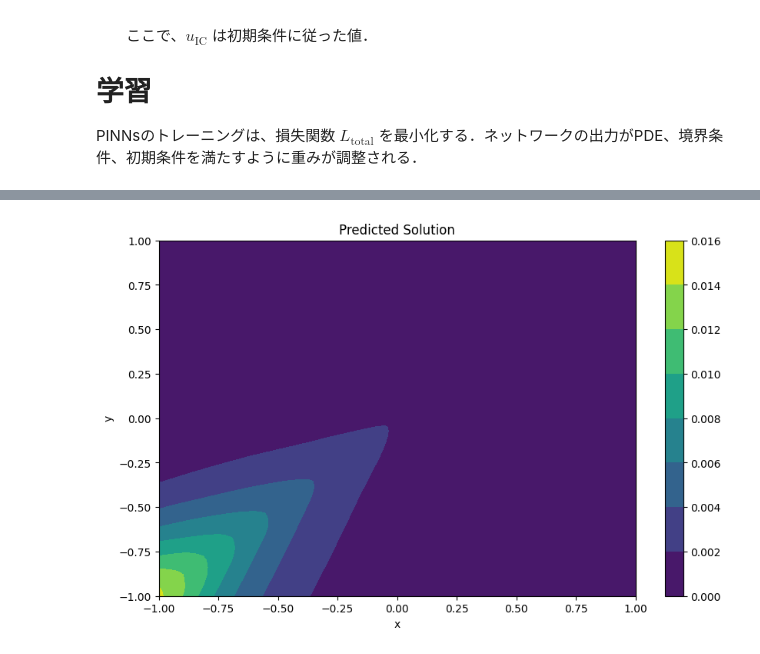
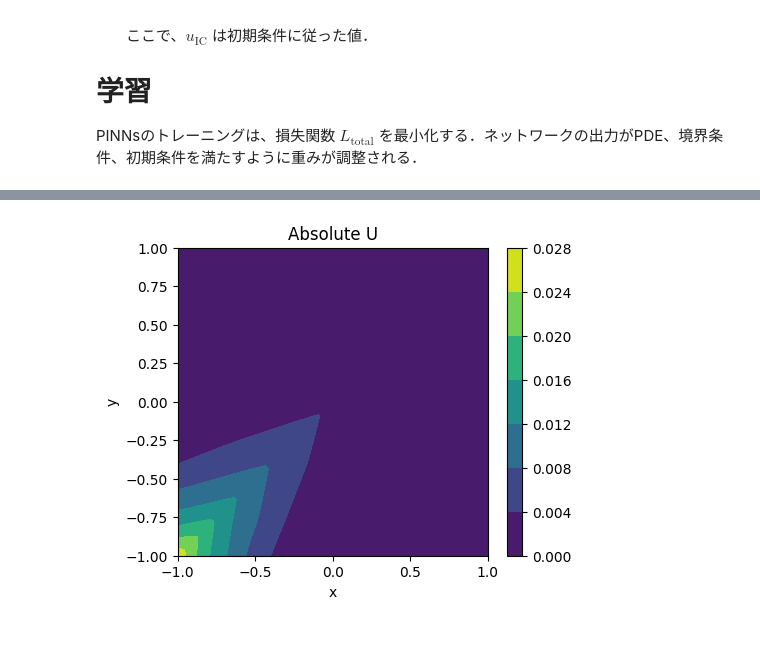
Before and after one commit to MtTake/PINNs, a Jupyter notebook: 2D_Navier_Eq_light.ipynb, the cells around one changed output, grey strips where cells are left out. Cells and saved outputs as stored; diff of their text form; code cells hidden in the pictures.

```diff
--- a/2D_Navier_Eq_light.ipynb
+++ b/2D_Navier_Eq_light.ipynb
@@ -396,7 +396,15 @@ def plot_solution(net, x, y):
         # ネットワークの出力を計算
         # 全組み合わせ[10000, 2]で、出力[10000, 6]を得る
         u = net(torch.cat((x, y), dim=1)).cpu().numpy()
-        ux = np.sqrt(u[:, :1]**2 + u[:, 1:2]**2)
+        ux = u[:, :1]
+        uy = u[:, 1:2]
+        du = np.sqrt(ux**2 + uy**2)
+        ex = u[:, 2:3]
+        ey = u[:, 3:4]
+        de = np.sqrt(ex**2 + ey**2)
+        fx = u[:, 4:5]
+        fy = u[:, 5:6]
+        df = np.sqrt(fx**2 + fy**2)
 
         # x と t を 1D 配列に変換 ⇒ x= (10000,),t= (10000,)
         x = x.cpu().numpy().flatten()
@@ -405,35 +413,107 @@ def plot_solution(net, x, y):
         # メッシュグリッドの生成
         # 再度、[100, 100]にする、x,tをダブり抜きしてからmeshgrid
         X, Y = np.meshgrid(np.unique(x), np.unique(y))
 
         # u を 2D 配列に変換 [10000, 1]⇒[100, 100]
-        U = ux.reshape(len(np.unique(y)), len(np.unique(x)))
+        UX = ux.reshape(len(np.unique(y)), len(np.unique(x)))
+        UY = uy.reshape(len(np.unique(y)), len(np.unique(x)))
+        DU = du.reshape(len(np.unique(y)), len(np.unique(x)))
+        EX = ex.reshape(len(np.unique(y)), len(np.unique(x)))
+        EY = ey.reshape(len(np.unique(y)), len(np.unique(x)))
+        DE = de.reshape(len(np.unique(y)), len(np.unique(x)))
+        FX = fx.reshape(len(np.unique(y)), len(np.unique(x)))
+        FY = fy.reshape(len(np.unique(y)), len(np.unique(x)))
+        DF = df.reshape(len(np.unique(y)), len(np.unique(x)))
 
         # プロット
-        plt.figure(figsize=(10, 6))
-        contour = plt.contourf(X, Y, U, cmap='viridis')
+        plt.figure(figsize=(5, 4))
+        contour = plt.contourf(X, Y, DU, cmap='viridis')
         plt.colorbar(contour)
         plt.xlabel('x')
         plt.ylabel('y')
-        plt.title('Predicted Solution')
+        plt.title('Absolute U')
+        plt.show()
+
+        plt.figure(figsize=(5, 4))
+        contour = plt.contourf(X, Y, UX, cmap='viridis')
+        plt.colorbar(contour)
+        plt.xlabel('x')
+        plt.ylabel('y')
+        plt.title('Ux')
+        plt.show()
+
+        plt.figure(figsize=(5, 4))
+        contour = plt.contourf(X, Y, UY, cmap='viridis')
+        plt.colorbar(contour)
+        plt.xlabel('x')
+        plt.ylabel('y')
+        plt.title('Uy')
+        plt.show()
+
+        plt.figure(figsize=(5, 4))
+        contour = plt.contourf(X, Y, DE, cmap='viridis')
+        plt.colorbar(contour)
+        plt.xlabel('x')
+        plt.ylabel('y')
+        plt.title('Absolute E')
+        plt.show()
+
+        plt.figure(figsize=(5, 4))
+        contour = plt.contourf(X, Y, EX, cmap='viridis')
+        plt.colorbar(contour)
+        plt.xlabel('x')
+        plt.ylabel('y')
+        plt.title('Ex')
+        plt.show()
+
+        plt.figure(figsize=(5, 4))
+        contour = plt.contourf(X, Y, EY, cmap='viridis')
+        plt.colorbar(contour)
+        plt.xlabel('x')
+        plt.ylabel('y')
+        plt.title('Ey')
+        plt.show()
+
+        plt.figure(figsize=(5, 4))
+        contour = plt.contourf(X, Y, DF, cmap='viridis')
+        plt.colorbar(contour)
+        plt.xlabel('x')
+        plt.ylabel('y')
+        plt.title('Absolute F')
+        plt.show()
+
+        plt.figure(figsize=(5, 4))
+        contour = plt.contourf(X, Y, FX, cmap='viridis')
+        plt.colorbar(contour)
+        plt.xlabel('x')
+        plt.ylabel('y')
+        plt.title('Fx')
+        plt.show()
+
+        plt.figure(figsize=(5, 4))
+        contour = plt.contourf(X, Y, FY, cmap='viridis')
+        plt.colorbar(contour)
+        plt.xlabel('x')
+        plt.ylabel('y')
+        plt.title('Fy')
         plt.show()
 
 # x と t の範囲を設定
 x_plot = torch.linspace(-L, L, 100).reshape(-1, 1) # [100, 1]
 y_plot = torch.linspace(-L, L, 100).reshape(-1, 1) # [100, 1]
 
 # メッシュグリッドを作成
 # X_g は x_plot の値を列方向に繰り返した行列
 # Y_g は y_plot の値を行方向に繰り返した行列
 # X_g=[100, 100],Y_g=[100, 100]
 X_g, Y_g = torch.meshgrid(x_plot.squeeze(), y_plot.squeeze(), indexing='ij')
 
 # Flatten 行優先で1行目のあとに2行目を並べる
 # cat dim=1 で全組み合わせ (n,2)
 X_flat = X_g.reshape(-1, 1) # [10000, 1]
 Y_flat = Y_g.reshape(-1, 1) # [10000, 1]
 
 # 結果をプロット
 plot_solution(model, X_flat, Y_flat)
 # %% [output]
-[figure, old version]
+[figure, new version]
```
Also changed, not shown: parts of 4 cells of this notebook.
